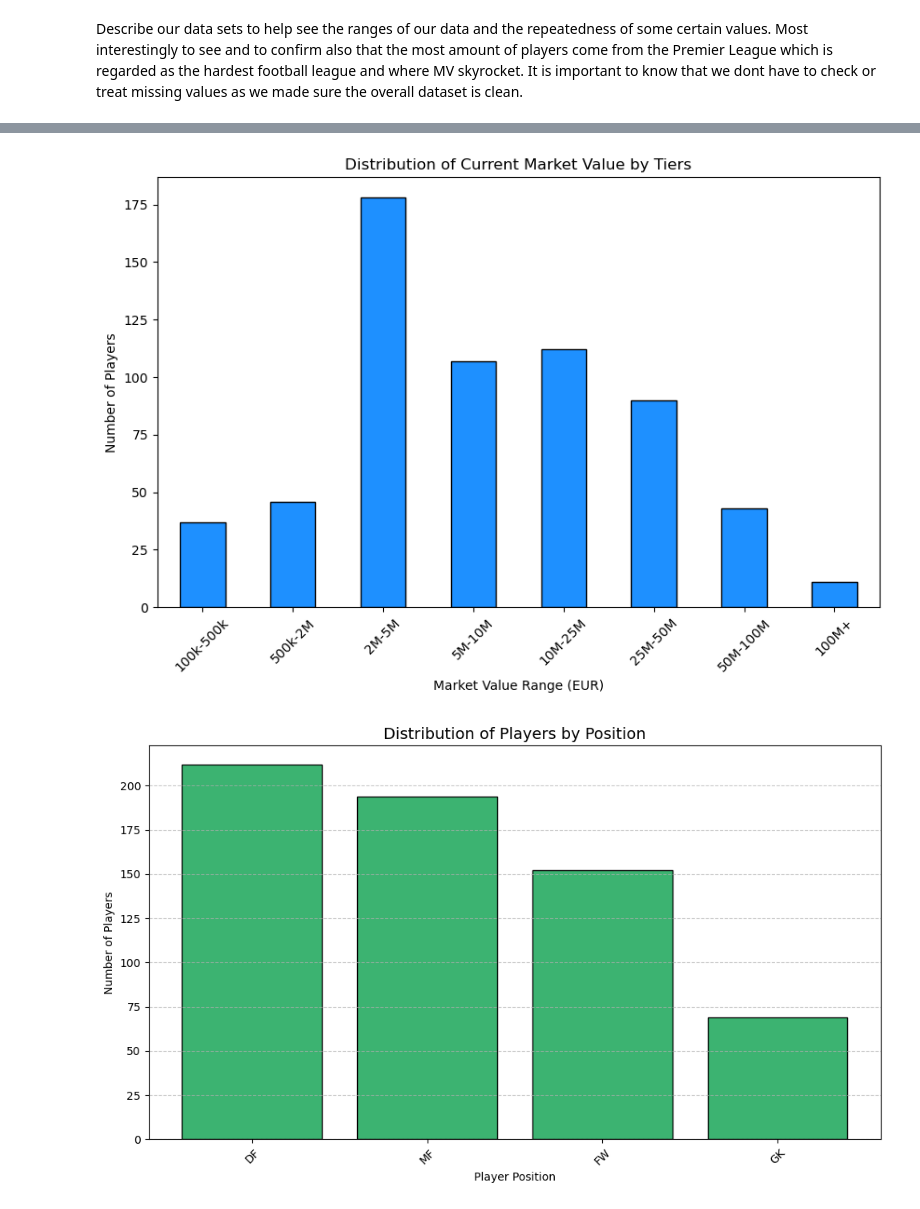
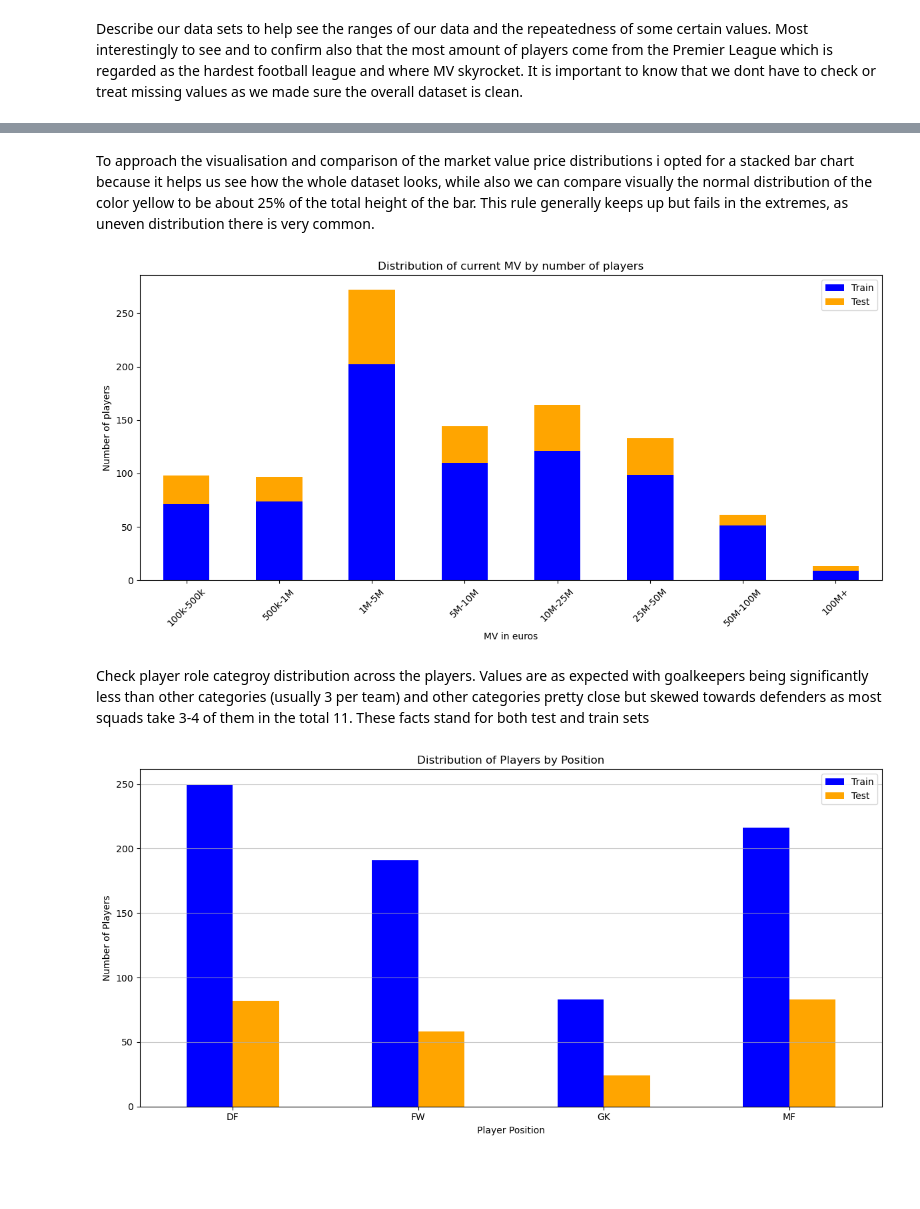
Before and after one commit to Dimitrescu-Robert/data-learning-in-python, a Jupyter notebook: 2026wc-player-market/main.ipynb, the cells around one changed output, grey strips where cells are left out. Saved outputs shown, nothing was run; the diff lists cells and outputs as text; code cells hidden in the pictures; blank space fills up the shorter version.

Commit message:
Applied regression and added corected graphs
Signed-off-by: Dimitrescu Robert <robertdimitrescu@gmail.com>

```diff
--- a/2026wc-player-market/main.ipynb
+++ b/2026wc-player-market/main.ipynb
@@ -123,12 +110,26 @@ Check number of missing values before and after stripping them off. As we can se
 # %%
+# create a sepparete dataframe for the missing statistics in order to display side by side
+missing_values = pd.DataFrame ({
+    'Number missing': players_df.isna().sum(),
+    'Procent missing': players_df.isna().sum() / len(players_df) * 100
+})
+
 print('Before dropping missing values:')
-print(players_df.isna().sum())
+display(missing_values)
 print('')
 
-# drop values wherever there are missing values for the players for: 'Country', 'Current MV', 'Peak MV'
+# instead of dropping missing values for players with unkown clubs
+players_df['Club League'] = players_df['Club League'].fillna('Unkown')
+
 players_df = players_df.dropna(subset=['Country', 'Current MV', 'Peak MV', 'Club League']).reset_index(drop=True)
 
+# pretty much verify that dropna went well.
+missing_values['Number missing'] = players_df.isna().sum()
+missing_values['Procent missing'] = players_df.isna().sum() / len(players_df) * 100
+
 print('After dropping missing values:')
-print(players_df.isna().sum())
+display(missing_values)
+
+print('')
 # %% [output]
 Before dropping missing values:
@@ -256,35 +364,55 @@ Plot graphs that help visualise the data we are working with. Graphs included ar
+# %% [markdown]
+To approach the visualisation and comparison of the market value price distributions i opted for a stacked bar chart because it helps us see how the whole dataset looks, while also we can compare visually the normal distribution of the color yellow to be about 25% of the total height of the bar. This rule generally keeps up but fails in the extremes, as uneven distribution there is very common.
 # %%
 bins = [100000, 500000, 1000000, 5000000, 10000000, 25000000, 50000000, 100000000, np.inf]
-labels = ['100k-500k', '500k-2M', '2M-5M', '5M-10M', '10M-25M', '25M-50M', '50M-100M', '100M+']
+labels = ['100k-500k', '500k-1M', '1M-5M', '5M-10M', '10M-25M', '25M-50M', '50M-100M', '100M+']
 
-value_bins = pd.cut(y_train, bins=bins, labels=labels, right=False)
+train_bins = pd.cut(y_train, bins=bins, labels=labels, right=False)
+test_bins = pd.cut(y_test, bins=bins, labels=labels, right=False)
 
-value_bins.value_counts()[labels].plot(
+train_counts = train_bins.value_counts()[labels]
+test_counts = test_bins.value_counts()[labels]
+
+combined_df = pd.DataFrame({'Train': train_counts, 'Test': test_counts})
+
+combined_df.plot(
     kind='bar',
-    figsize=(10, 6),
-    color='dodgerblue',
-    edgecolor='black'
+    stacked=True,
+    figsize=(12, 6),
+    color=['blue', 'orange']
 )
 
-plt.title('Distribution of Current Market Value by Tiers')
-plt.xlabel('Market Value Range (EUR)')
-plt.ylabel('Number of Players')
+plt.title('Distribution of current MV by number of players')
+plt.xlabel('MV in euros')
+plt.ylabel('Number of players')
 plt.xticks(rotation=45)
+plt.legend()
+plt.tight_layout()
 plt.show()
 # %% [output]
-[figure, old version]
+[figure, new version]
+# %% [markdown]
+Check player role categroy distribution across the players. Values are as expected with goalkeepers being significantly less than other categories (usually 3 per team) and other categories pretty close but skewed towards defenders as most squads take 3-4 of them in the total 11. These facts stand for both test and train sets
 # %%
-position_counts = X_train['Position'].value_counts()
+position_counts_train = X_train['Position'].value_counts()
+position_counts_test = X_test['Position'].value_counts()
 
-plt.figure(figsize=(10, 6))
-plt.bar(position_counts.index, position_counts.values, color='mediumseagreen', edgecolor='black')
+combined_df = pd.DataFrame({'Train': position_counts_train, 'Test': position_counts_test})
 
-plt.title('Distribution of Players by Position', fontsize=14)
+combined_df.plot(
+    kind = 'bar',
+    stacked = False,
+    figsize = (12, 6),
+    color = ['blue', 'orange']
+)
+
+plt.title('Distribution of Players by Position')
 plt.xlabel('Player Position')
 plt.ylabel('Number of Players')
-plt.xticks(rotation=45)
-plt.grid(axis='y', linestyle='--', alpha=0.7)
+plt.xticks(rotation = 0)
+plt.grid(axis = 'y', alpha = 0.7)
+plt.legend()
 plt.tight_layout()
 plt.show()
 # %% [output]
-[figure, old version]
+[figure, new version]
```
Also changed, not shown: parts of 30 cells of this notebook, 2 other files.
